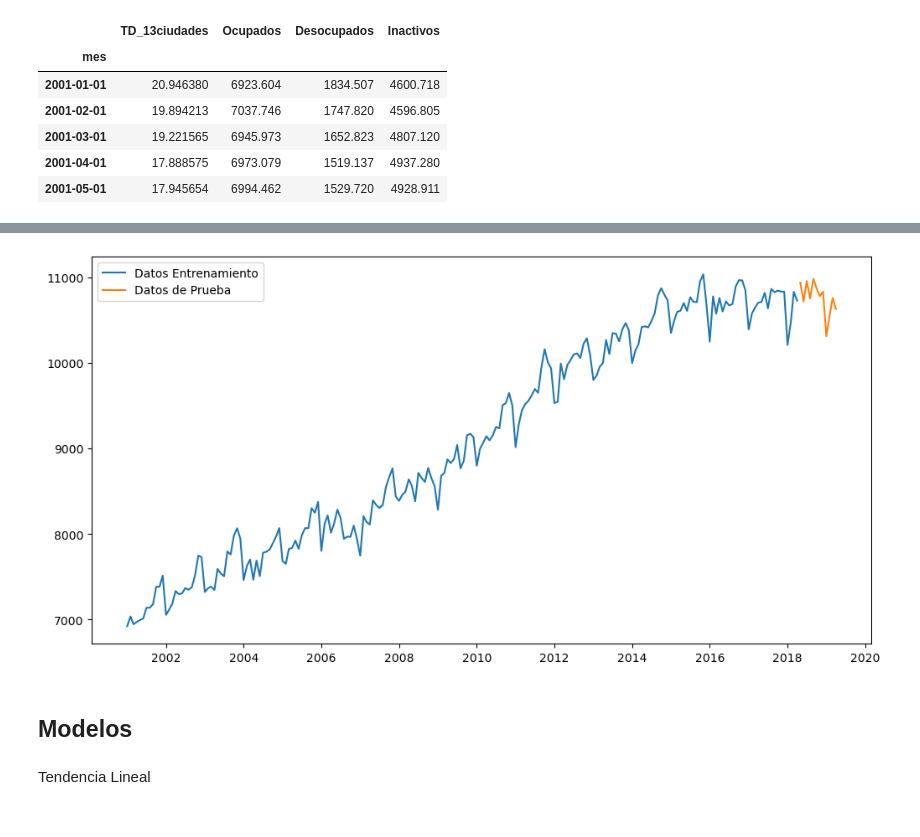
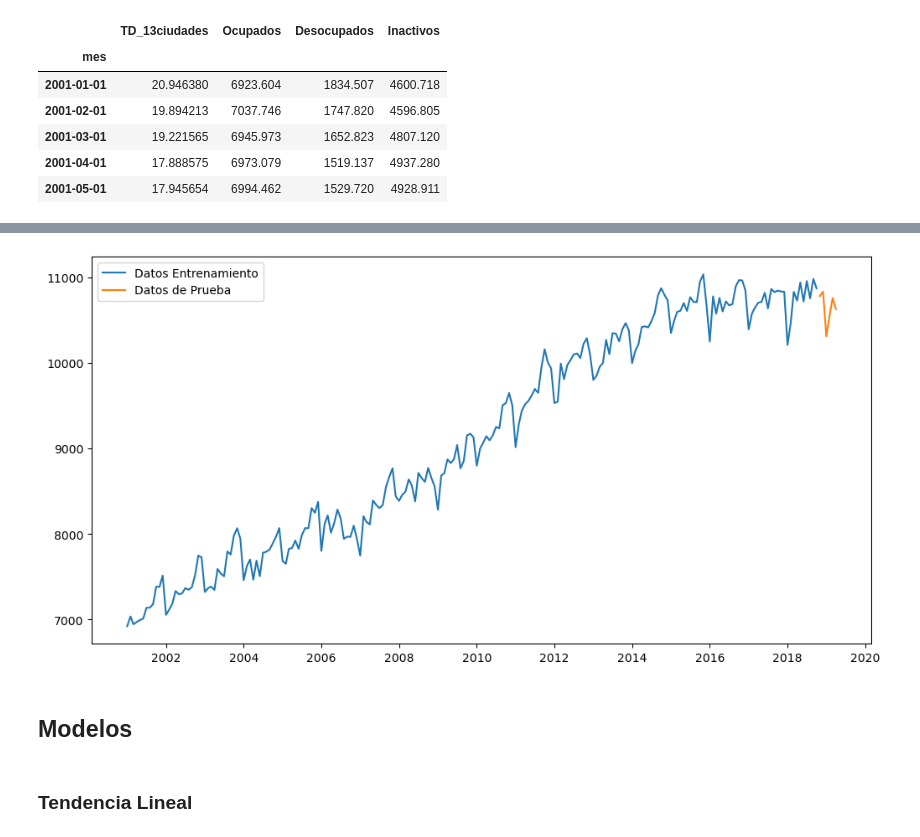
Before and after one commit to carlosjara/MCD_FAII, a Jupyter notebook: FAII/FAII/Talleres/T2_Tendencia_y_Estacionalidad.ipynb, the cells around one changed output, grey strips where cells are left out. Drawn from its saved outputs; the diff is of its cells as text; code cells hidden in the pictures.

```diff
--- a/FAII/FAII/Talleres/T2_Tendencia_y_Estacionalidad.ipynb
+++ b/FAII/FAII/Talleres/T2_Tendencia_y_Estacionalidad.ipynb
@@ -29,4 +30,5 @@ y = data["Ocupados"]
 X = sm.add_constant(month_dummies)
 sea = sm.OLS(y,X)
 season = sea.fit()
-#print(season.summary())
+data_dummie = pd.concat([X, y], axis=1)
+print(season.summary())
@@ -33,22 +53,26 @@ season = sea.fit()
-# %%
-train_len = 208
-train_td = data[["Ocupados"]][:train_len]
-test_td = data[["Ocupados"]][train_len:]
-
-fig = plt.figure(figsize=(12, 6))
-plt.plot(train_td,label="Datos Entrenamiento")
-plt.plot(test_td,label="Datos de Prueba")
-plt.legend()
-plt.show()
-# %% [output]
-[figure, removed]
 # %%
 #Matriz de resultados
 Resultados_columnas = ['Modelo', 'Configuración', 'RMSE', 'Coef R2']
 Resultados = pd.DataFrame(columns=Resultados_columnas)
+# %%
+train_len = 214
+train_td = data_dummie[["Ocupados"]][:train_len]
+test_td = data_dummie[["Ocupados"]][train_len:]
+
+#train_td = data_dummie[:train_len]
+#test_td = data_dummie[train_len:]
+
+
+fig = plt.figure(figsize=(12, 6))
+plt.plot(train_td[["Ocupados"]],label="Datos Entrenamiento")
+plt.plot(test_td[["Ocupados"]],label="Datos de Prueba")
+plt.legend()
+plt.show()
+# %% [output]
+[figure, added]
 # %% [markdown]
 ## **Modelos**
-# %% [markdown]
-Tendencia Lineal
+# %% [markdown]
+### Tendencia Lineal
 # %%
 y = train_td["Ocupados"]
```
Also changed, not shown: parts of 27 cells of this notebook, 6 other files.
